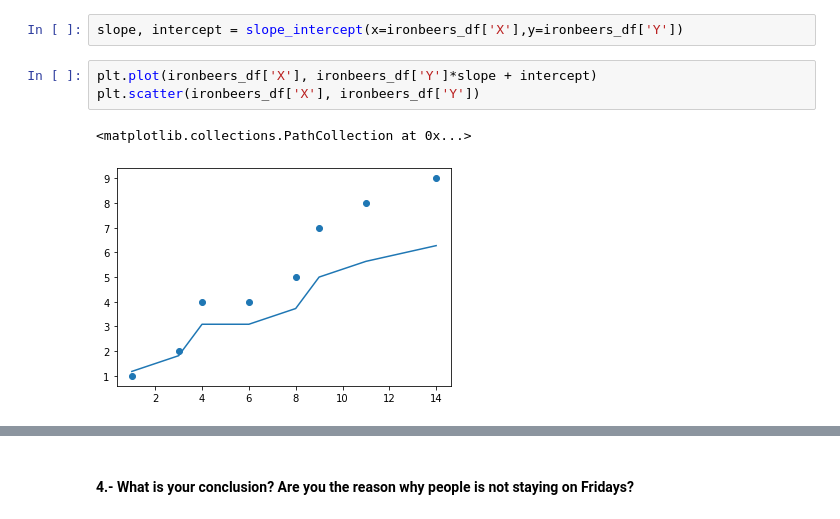
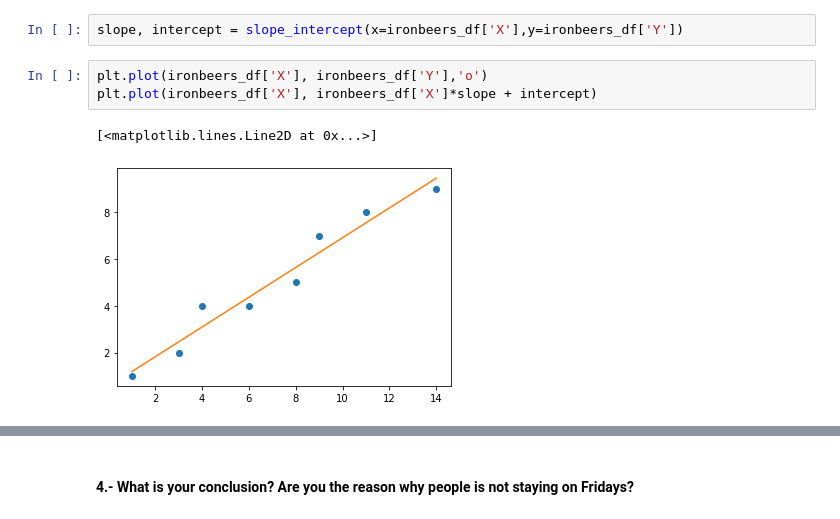
Before and after one commit to ta-data-remote/lab-linear-regression-correlation, a Jupyter notebook: your-code/main.ipynb, the cells around one changed output, grey strips where cells are left out. Saved outputs shown, nothing was run; the diff lists cells and outputs as text.

```diff
--- a/your-code/main.ipynb
+++ b/your-code/main.ipynb
@@ -129,8 +133,8 @@ plt.scatter(x=ironbeers_df['X'], y=ironbeers_df['Y'])
 # %%
 slope, intercept = slope_intercept(x=ironbeers_df['X'],y=ironbeers_df['Y'])
 # %%
-plt.plot(ironbeers_df['X'], ironbeers_df['Y']*slope + intercept)
-plt.scatter(ironbeers_df['X'], ironbeers_df['Y'])
+plt.plot(ironbeers_df['X'], ironbeers_df['Y'],'o')
+plt.plot(ironbeers_df['X'], ironbeers_df['X']*slope + intercept)
 # %% [output]
-<matplotlib.collections.PathCollection at 0x...>
+[<matplotlib.lines.Line2D at 0x...>]
-[figure, old version]
+[figure, new version]
```
Also changed, not shown: parts of 5 cells of this notebook.
